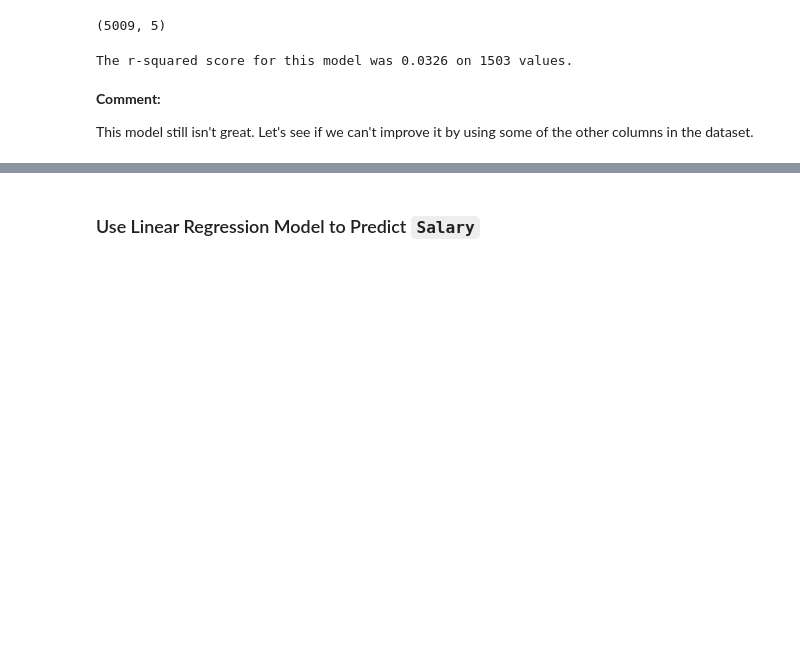
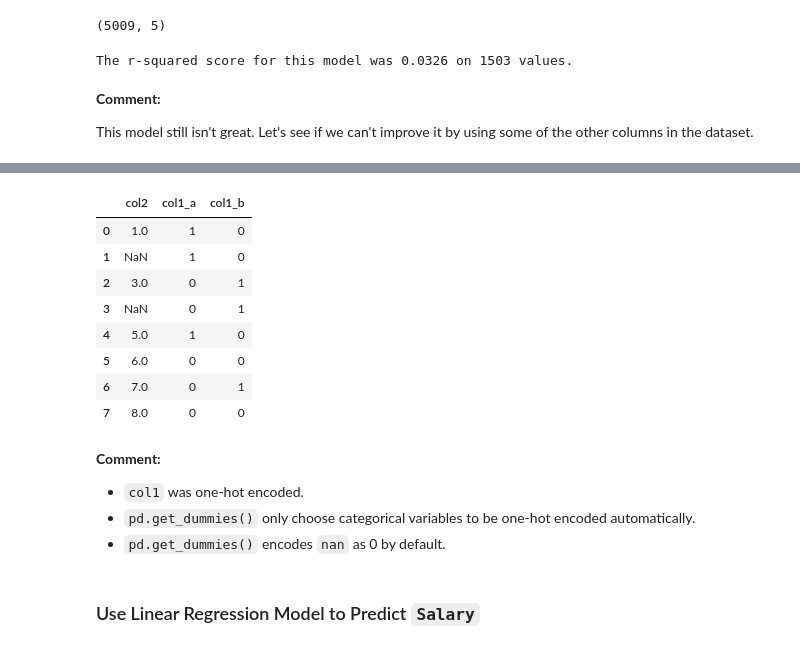
Before and after one commit to Alex-YuZ/SurveyDataAnalysis, a Jupyter notebook: SurveyDataAnalysis.ipynb, the cells around one changed output, grey strips where cells are left out. Cells and saved outputs as stored; diff of their text form; code cells hidden in the pictures; blank space fills up the shorter version.

Commit message:
feat: Explore categorical variables

```diff
--- a/SurveyDataAnalysis.ipynb
+++ b/SurveyDataAnalysis.ipynb
@@ -1100,0 +1138,6 @@ This model still isn't great. Let's see if we can't improve it by using some of
+# %%
+dummy_var_df = pd.DataFrame({'col1': ['a', 'a', 'b', 'b', 'a', np.nan, 'b', np.nan],
+                             'col2': [1, np.nan, 3, np.nan, 5, 6, 7, 8]
+})
+
+dummy_var_df
@@ -1101,2 +1154,20 @@ This model still isn't great. Let's see if we can't improve it by using some of
+# %%
+pd.get_dummies(dummy_var_df, )
+# %% [output]
+|  | col2 | col1_a | col1_b |
+| 0 | 1.0 | 1 | 0 |
+| 1 | NaN | 1 | 0 |
+| 2 | 3.0 | 0 | 1 |
+| 3 | NaN | 0 | 1 |
+| 4 | 5.0 | 1 | 0 |
+| 5 | 6.0 | 0 | 0 |
+| 6 | 7.0 | 0 | 1 |
+| 7 | 8.0 | 0 | 0 |
+# %% [markdown]
+**Comment:**
+
+- `col1` was one-hot encoded.
+- `pd.get_dummies()` only choose categorical variables to be one-hot encoded automatically.
+- `pd.get_dummies()` encodes `nan` as 0 by default.
 # %% [markdown]
 ### Use Linear Regression Model to Predict `Salary`
```
Also changed, not shown: parts of 8 cells of this notebook, 1 other file.
